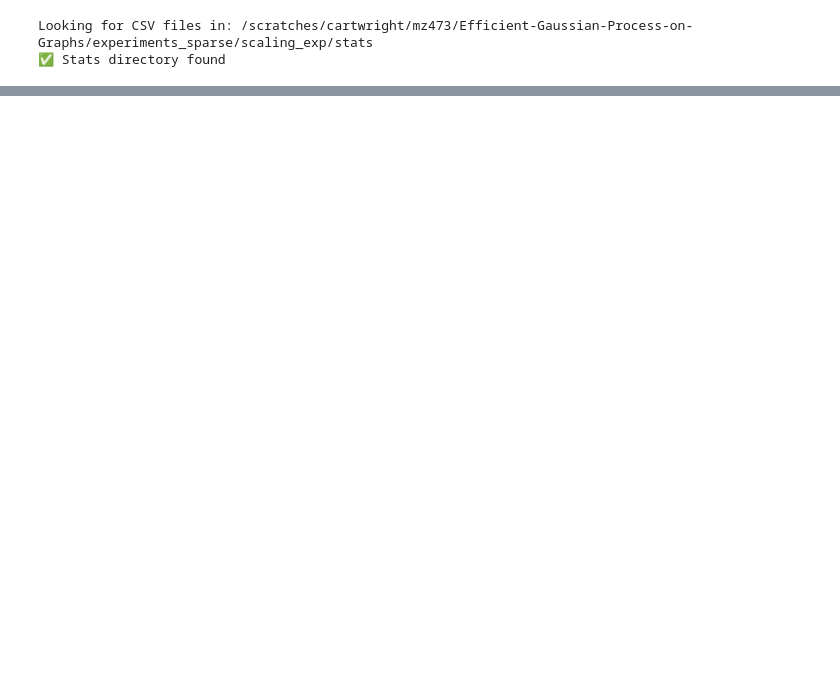
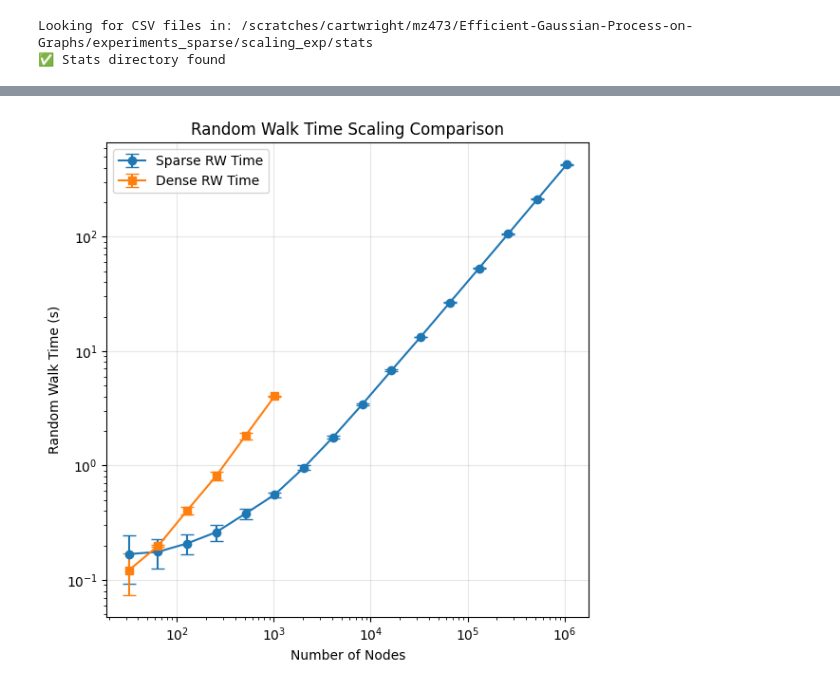
Before and after one commit to MatthewZhang473/Efficient-Gaussian-Process-on-Graphs, a Jupyter notebook: experiments_sparse/scaling_exp/csv_to_json_converter.ipynb, the cells around one changed output, grey strips where cells are left out. Saved outputs shown, nothing was run; the diff lists cells and outputs as text; code cells hidden in the pictures; blank space fills up the shorter version.

```diff
--- a/experiments_sparse/scaling_exp/csv_to_json_converter.ipynb
+++ b/experiments_sparse/scaling_exp/csv_to_json_converter.ipynb
@@ -328,0 +339,27 @@ df_sparse_gp[-20:]
+# %%
+# 2. Kernel init time (rw), log-log
+plt.figure(figsize=(6, 6))
+
+# Use sparse_rw_time and dense_rw_time from RW data
+if len(df_rw) > 0 and 'n_nodes' in df_rw.columns:
+    if 'sparse_rw_time' in df_rw.columns:
+        sparse_rw_grouped = df_rw.groupby('n_nodes')['sparse_rw_time'].agg(['mean', 'std']).reset_index()
+        plt.errorbar(sparse_rw_grouped['n_nodes'], sparse_rw_grouped['mean'],
+                    yerr=2*sparse_rw_grouped['std'], label='Sparse RW Time', marker='o', capsize=5)
+
+    if 'dense_rw_time' in df_rw.columns:
+        dense_rw_grouped = df_rw.groupby('n_nodes')['dense_rw_time'].agg(['mean', 'std']).reset_index()
+        plt.errorbar(dense_rw_grouped['n_nodes'], dense_rw_grouped['mean'],
+                    yerr=2*dense_rw_grouped['std'], label='Dense RW Time', marker='s', capsize=5)
+
+plt.xscale('log')
+plt.yscale('log')
+plt.xlabel('Number of Nodes')
+plt.ylabel('Random Walk Time (s)')
+plt.title('Random Walk Time Scaling Comparison')
+plt.legend()
+plt.grid(True, alpha=0.3)
+plt.tight_layout()
+plt.show()
+# %% [output]
+[figure, added]
```
Also changed, not shown: parts of 16 cells of this notebook, 8 other files.
